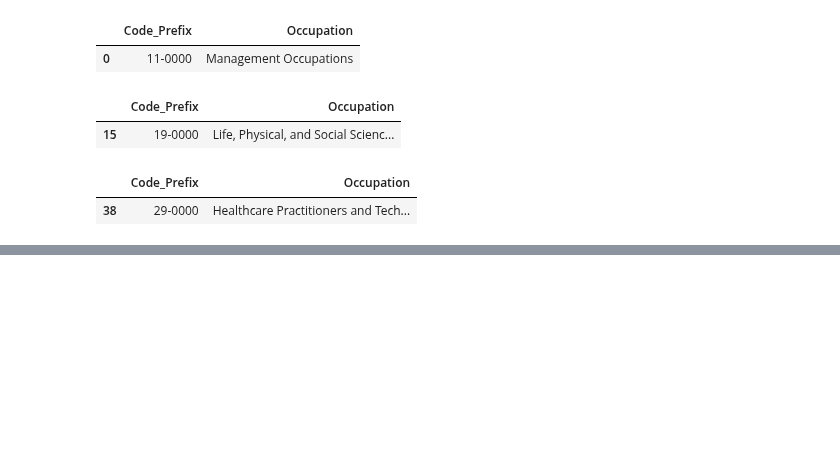
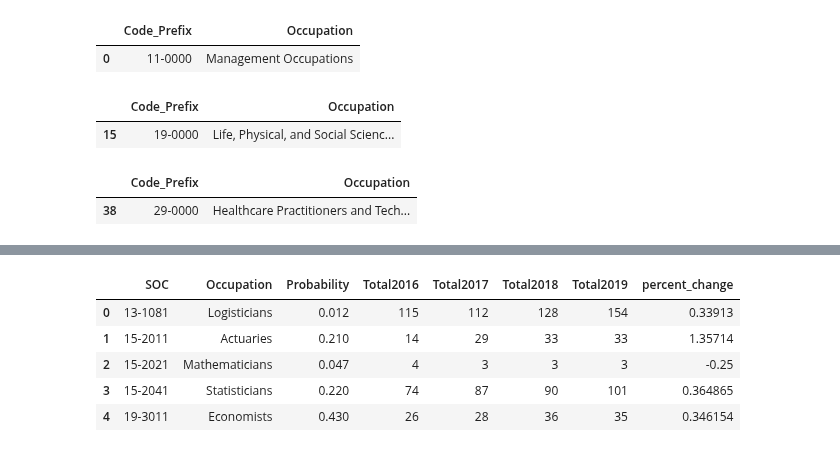
Before and after one commit to COGS108/group11_sp20, a Jupyter notebook: eda_occ_by_state.ipynb, the cells around one changed output, grey strips where cells are left out. Saved outputs shown, nothing was run; the diff lists cells and outputs as text; code cells hidden in the pictures; blank space fills up the shorter version.

```diff
--- a/eda_occ_by_state.ipynb
+++ b/eda_occ_by_state.ipynb
@@ -7,6 +7,17 @@
 import pandas as pd
 import seaborn as sns
 import numpy as np
+# %%
+# Function tidy-izes the data
+def organize(df, year):
+    df = df[7:]
+    df = df.rename(columns={df.columns[0]: 'Occupation', df.columns[1]: 'Total{}'.format(year)})
+    df.dropna(inplace=True)
+    df.reset_index(inplace=True)
+    df = df[['Occupation', 'Total{}'.format(year)]]
+
+
+    return df
 # %%
 states = ['Alabama', 'Alaska', 'Arizona', 'Arkansas', 'California', 'Colorado', 'Connecticut', 'Delaware', 'Florida',
           'Georgia', 'Hawaii', 'Idaho', 'Illinois','Indiana', 'Iowa', 'Kansas', 'Kentucky', 'Louisiana', 'Maine',
@@ -242,0 +275,10 @@ soc[soc.Code_Prefix == '29-0000']
+# %%
+data_trim['percent_change'] = (data_trim.Total2019 - data_trim.Total2016)/data_trim.Total2016
+data_trim.head()
+# %% [output]
+|  | SOC | Occupation | Probability | Total2016 | Total2017 | Total2018 | Total2019 | percent_change |
+| 0 | 13-1081 | Logisticians | 0.012 | 115 | 112 | 128 | 154 | 0.33913 |
+| 1 | 15-2011 | Actuaries | 0.210 | 14 | 29 | 33 | 33 | 1.35714 |
+| 2 | 15-2021 | Mathematicians | 0.047 | 4 | 3 | 3 | 3 | -0.25 |
+| 3 | 15-2041 | Statisticians | 0.220 | 74 | 87 | 90 | 101 | 0.364865 |
+| 4 | 19-3011 | Economists | 0.430 | 26 | 28 | 36 | 35 | 0.346154 |
```
Also changed, not shown: parts of 6 cells of this notebook, 3 other files.
